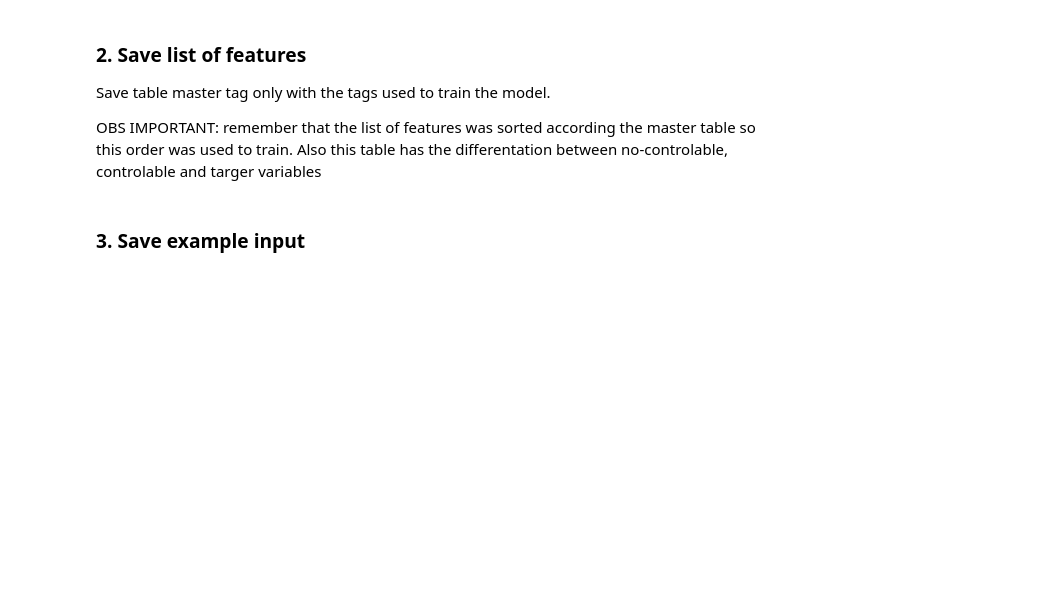
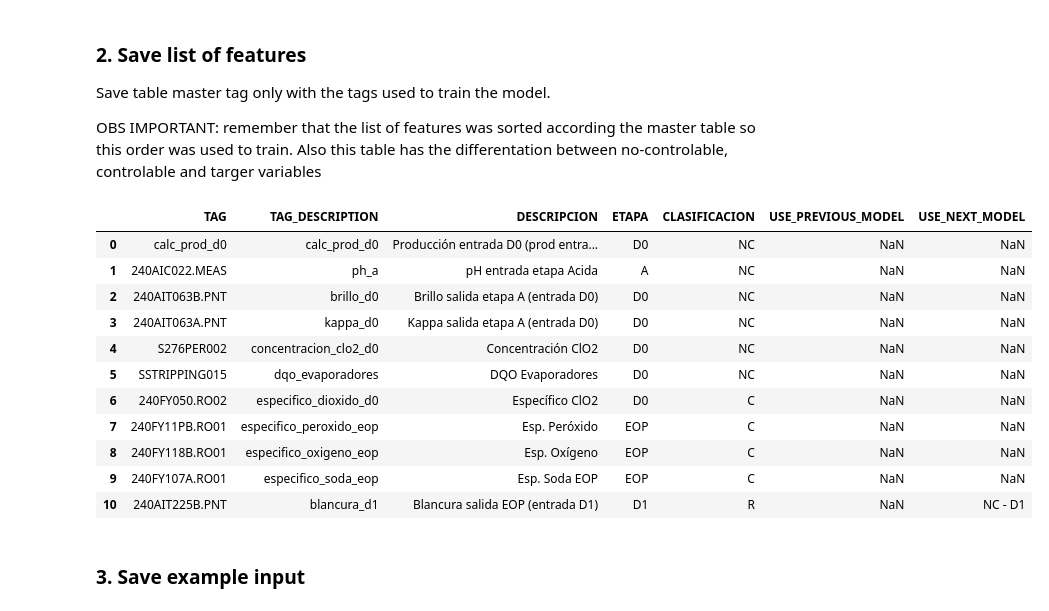
Before and after one commit to joseortegalabra/Optimization-Industrial-Process-Advanced, a Jupyter notebook: 4_modeling_ml/2_d0eop_blancura.ipynb, the cells around one changed output. Saved outputs shown, nothing was run; the diff lists cells and outputs as text; code cells hidden in the pictures; blank space fills up the shorter version.

```diff
--- a/4_modeling_ml/2_d0eop_blancura.ipynb
+++ b/4_modeling_ml/2_d0eop_blancura.ipynb
@@ -479,6 +479,21 @@ maestro_tags = maestro_tags.reset_index().drop(columns = 'index')
 # save master in config folder that will used to create the optimization engine
 path_list_features_target_to_optimization = f'config/optimization_engine/ml_models/MaestroTags-{name_model}-general.xlsx'
 maestro_tags.to_excel(path_list_features_target_to_optimization, index = False)
+# %%
+maestro_tags
+# %% [output]
+|  | TAG | TAG_DESCRIPTION | DESCRIPCION | ETAPA | CLASIFICACION | USE_PREVIOUS_MODEL | USE_NEXT_MODEL |
+| 0 | calc_prod_d0 | calc_prod_d0 | Producción entrada D0 (prod entra... | D0 | NC | NaN | NaN |
+| 1 | 240AIC022.MEAS | ph_a | pH entrada etapa Acida | A | NC | NaN | NaN |
+| 2 | 240AIT063B.PNT | brillo_d0 | Brillo salida etapa A (entrada D0) | D0 | NC | NaN | NaN |
+| 3 | 240AIT063A.PNT | kappa_d0 | Kappa salida etapa A (entrada D0) | D0 | NC | NaN | NaN |
+| 4 | S276PER002 | concentracion_clo2_d0 | Concentración ClO2 | D0 | NC | NaN | NaN |
+| 5 | SSTRIPPING015 | dqo_evaporadores | DQO Evaporadores | D0 | NC | NaN | NaN |
+| 6 | 240FY050.RO02 | especifico_dioxido_d0 | Específico ClO2 | D0 | C | NaN | NaN |
+| 7 | 240FY11PB.RO01 | especifico_peroxido_eop | Esp. Peróxido | EOP | C | NaN | NaN |
+| 8 | 240FY118B.RO01 | especifico_oxigeno_eop | Esp. Oxígeno | EOP | C | NaN | NaN |
+| 9 | 240FY107A.RO01 | especifico_soda_eop | Esp. Soda EOP | EOP | C | NaN | NaN |
+| 10 | 240AIT225B.PNT | blancura_d1 | Blancura salida EOP (entrada D1) | D1 | R | NaN | NC - D1 |
 # %% [markdown]
 ### 3. Save example input
 # %%
```
Also changed, not shown: 1 other file.
